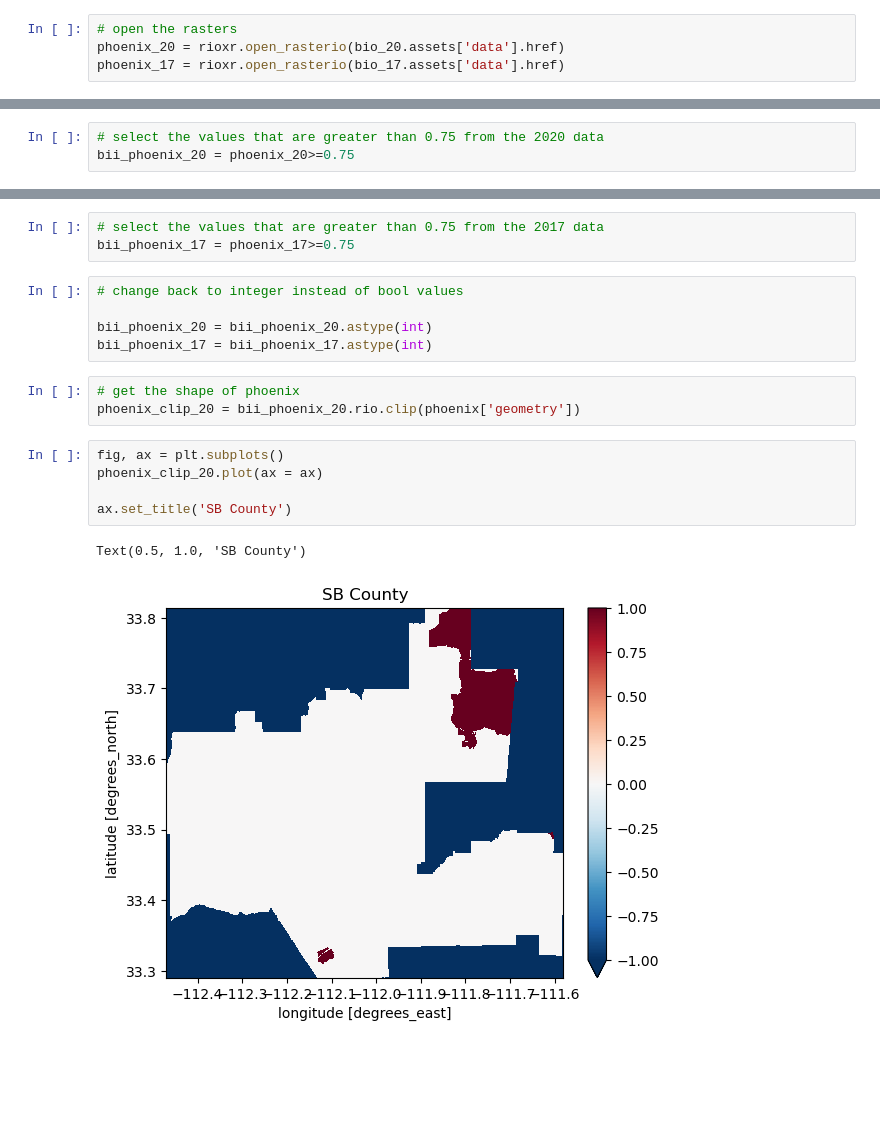
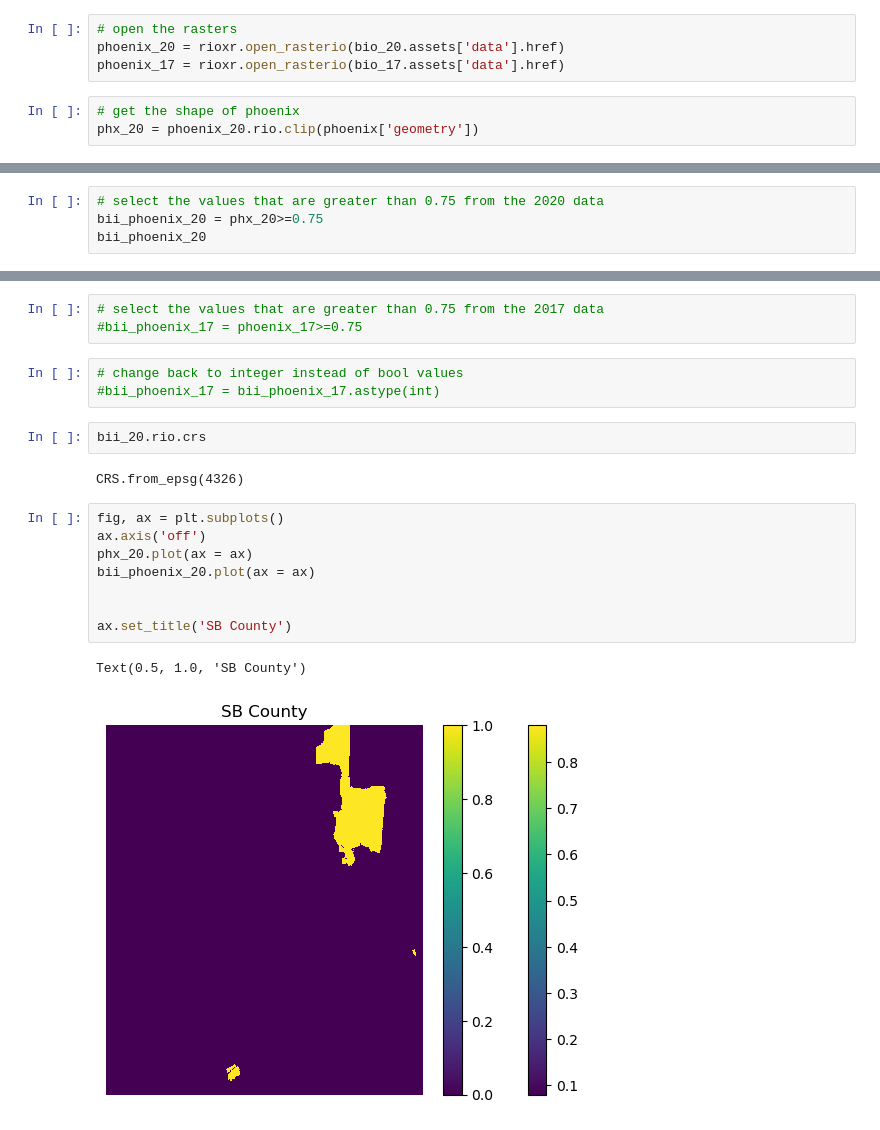
Before and after one commit to lunacatalan/biodiversity-loss-phoenix, a Jupyter notebook: bii_phoenix.ipynb, the cells around one changed output, grey strips where cells are left out. Saved outputs shown, nothing was run; the diff lists cells and outputs as text; blank space fills up the shorter version.

```diff
--- a/bii_phoenix.ipynb
+++ b/bii_phoenix.ipynb
@@ -118,3 +117,6 @@ Image(url = bio_20.assets['rendered_preview'].href, width = 500)
 # open the rasters
 phoenix_20 = rioxr.open_rasterio(bio_20.assets['data'].href)
 phoenix_17 = rioxr.open_rasterio(bio_17.assets['data'].href)
+# %%
+# get the shape of phoenix
+phx_20 = phoenix_20.rio.clip(phoenix['geometry'])
@@ -121,3 +127,4 @@ phoenix_17 = rioxr.open_rasterio(bio_17.assets['data'].href)
 # %%
 # select the values that are greater than 0.75 from the 2020 data
-bii_phoenix_20 = phoenix_20>=0.75
+bii_phoenix_20 = phx_20>=0.75
+bii_phoenix_20
@@ -124,19 +162,21 @@ bii_phoenix_20 = phoenix_20>=0.75
 # %%
 # select the values that are greater than 0.75 from the 2017 data
-bii_phoenix_17 = phoenix_17>=0.75
+#bii_phoenix_17 = phoenix_17>=0.75
 # %%
 # change back to integer instead of bool values
-
-bii_phoenix_20 = bii_phoenix_20.astype(int)
-bii_phoenix_17 = bii_phoenix_17.astype(int)
+#bii_phoenix_17 = bii_phoenix_17.astype(int)
-# %%
-# get the shape of phoenix
-phoenix_clip_20 = bii_phoenix_20.rio.clip(phoenix['geometry'])
+# %%
+bii_20.rio.crs
+# %% [output]
+CRS.from_epsg(4326)
 # %%
 fig, ax = plt.subplots()
-phoenix_clip_20.plot(ax = ax)
+ax.axis('off')
+phx_20.plot(ax = ax)
+bii_phoenix_20.plot(ax = ax)
+
 
 ax.set_title('SB County')
 # %% [output]
 Text(0.5, 1.0, 'SB County')
-[figure, old version]
+[figure, new version]
```
Also changed, not shown: parts of 5 cells of this notebook.
